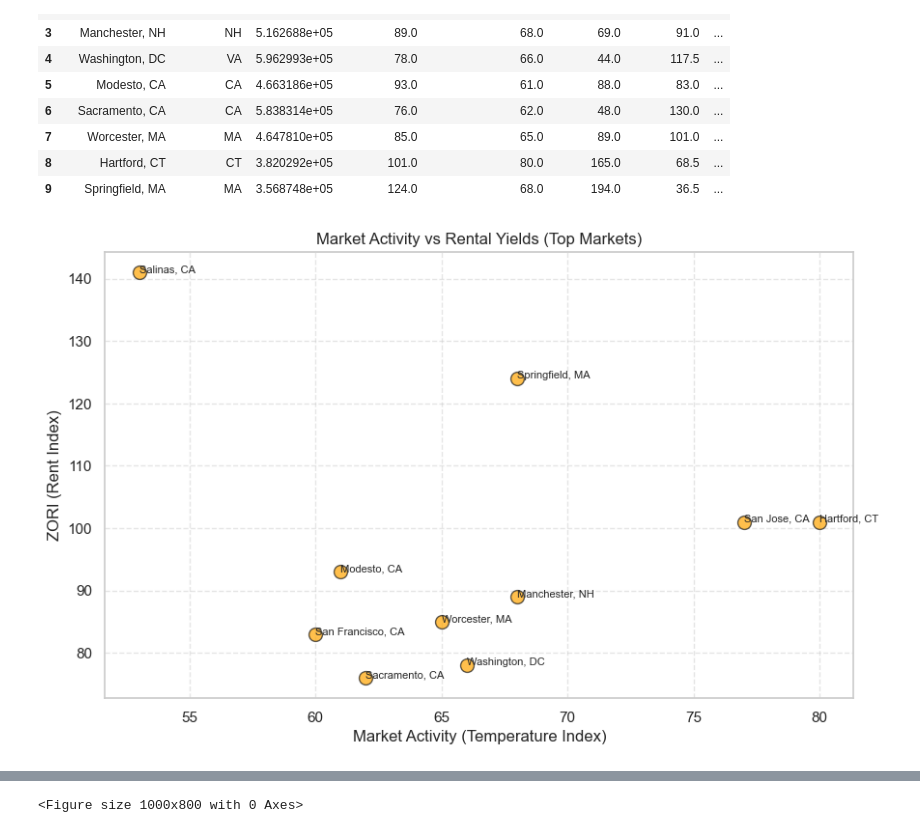
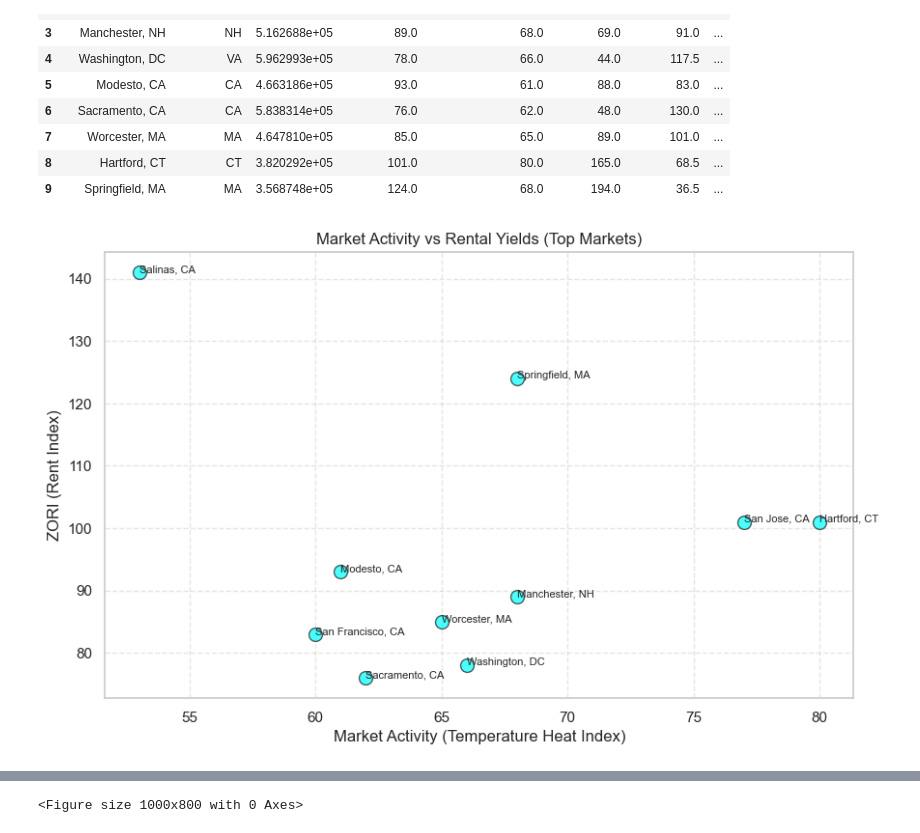
Before and after one commit to DavidBraun777/final-group-project-seis-631, a Jupyter notebook: Q1 and 3.ipynb, the cells around one changed output, grey strips where cells are left out. Cells and saved outputs as stored; diff of their text form; code cells hidden in the pictures.

Commit message:
Update Q1 and 3.ipynb
Added more comments as markdown, clarified naming conventions and added notes on how to read the visuals

```diff
--- a/Q1 and 3.ipynb
+++ b/Q1 and 3.ipynb
@@ -211,17 +266,17 @@ investment_data
 # %%
 # Scatter plot: Market Activity vs Rental Yields
 plt.figure(figsize=(10, 6))
-plt.scatter(investment_data['MarketTemp_Latest'], investment_data['ZORI_Latest'], color='orange', s=100, edgecolors='k', alpha=0.7)
+plt.scatter(investment_data['MarketTemp_Latest'], investment_data['ZORI_Latest'], color='cyan', s=100, edgecolors='k', alpha=0.7)
 for i, region in enumerate(investment_data['RegionName']):
     plt.text(investment_data['MarketTemp_Latest'].iloc[i], investment_data['ZORI_Latest'].iloc[i], region, fontsize=8)
 
-plt.xlabel('Market Activity (Temperature Index)')
+plt.xlabel('Market Activity (Temperature Heat Index)')
 plt.ylabel('ZORI (Rent Index)')
 plt.title('Market Activity vs Rental Yields (Top Markets)')
 plt.grid(True, linestyle='--', alpha=0.5)
 plt.show()
 # %% [output]
-[figure, old version]
+[figure, new version]
 # %% [markdown]
 ### **Market Activity vs Rental Yields**
 
```
Also changed, not shown: parts of 9 cells of this notebook.
